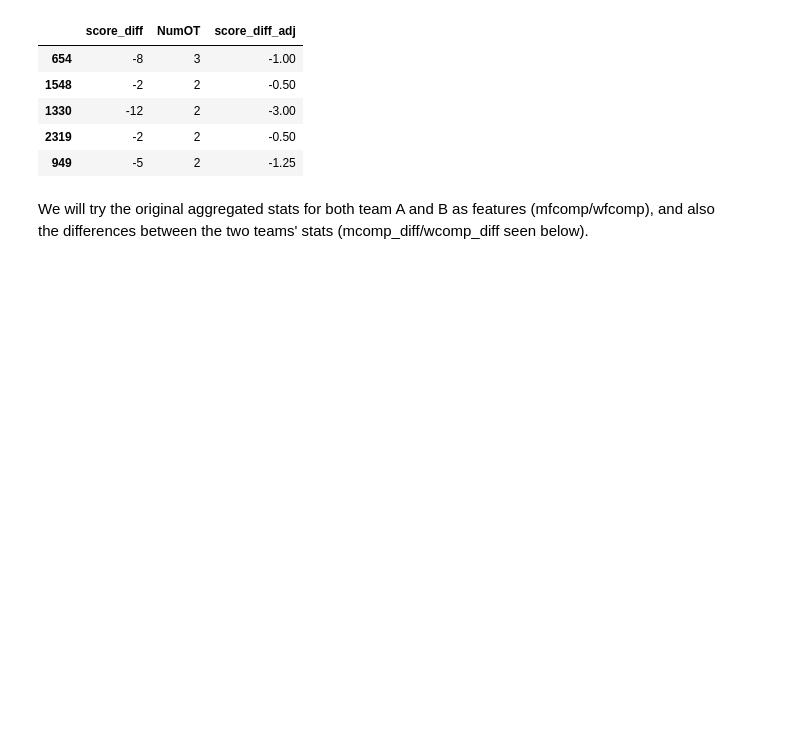
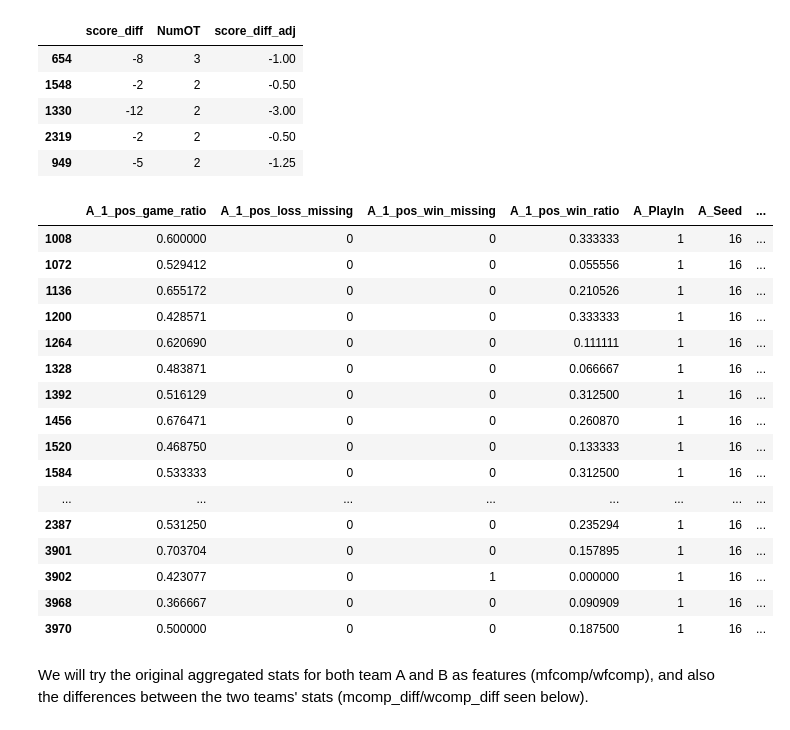
Before and after one commit to heefjones/march_madness, a Jupyter notebook: preds.ipynb, the cells around one changed output. Drawn from its saved outputs; the diff is of its cells as text; code cells hidden in the pictures; blank space fills up the shorter version.

```diff
--- a/preds.ipynb
+++ b/preds.ipynb
@@ -59,3 +63,23 @@ fcomp[fcomp['NumOT'] > 0][['score_diff', 'NumOT', 'score_diff_adj']].sort_values
+# %%
+fcomp[(fcomp['A_Seed'] == 16) & (fcomp['B_Seed'] == 16)]
+# %% [output]
+|  | A_1_pos_game_ratio | A_1_pos_loss_missing | A_1_pos_win_missing | A_1_pos_win_ratio | A_PlayIn | A_Seed | ... |
+| 1008 | 0.600000 | 0 | 0 | 0.333333 | 1 | 16 | ... |
+| 1072 | 0.529412 | 0 | 0 | 0.055556 | 1 | 16 | ... |
+| 1136 | 0.655172 | 0 | 0 | 0.210526 | 1 | 16 | ... |
+| 1200 | 0.428571 | 0 | 0 | 0.333333 | 1 | 16 | ... |
+| 1264 | 0.620690 | 0 | 0 | 0.111111 | 1 | 16 | ... |
+| 1328 | 0.483871 | 0 | 0 | 0.066667 | 1 | 16 | ... |
+| 1392 | 0.516129 | 0 | 0 | 0.312500 | 1 | 16 | ... |
+| 1456 | 0.676471 | 0 | 0 | 0.260870 | 1 | 16 | ... |
+| 1520 | 0.468750 | 0 | 0 | 0.133333 | 1 | 16 | ... |
+| 1584 | 0.533333 | 0 | 0 | 0.312500 | 1 | 16 | ... |
+| ... | ... | ... | ... | ... | ... | ... | ... |
+| 2387 | 0.531250 | 0 | 0 | 0.235294 | 1 | 16 | ... |
+| 3901 | 0.703704 | 0 | 0 | 0.157895 | 1 | 16 | ... |
+| 3902 | 0.423077 | 0 | 1 | 0.000000 | 1 | 16 | ... |
+| 3968 | 0.366667 | 0 | 0 | 0.090909 | 1 | 16 | ... |
+| 3970 | 0.500000 | 0 | 0 | 0.187500 | 1 | 16 | ... |
 # %%
 # # subtract 1985 from season col (to represent years since 1985). this may capture changes in game play over time
 # fcomp['Season'] = fcomp['Season'] - 1985
```
Also changed, not shown: parts of 27 cells of this notebook, 6 other files.
